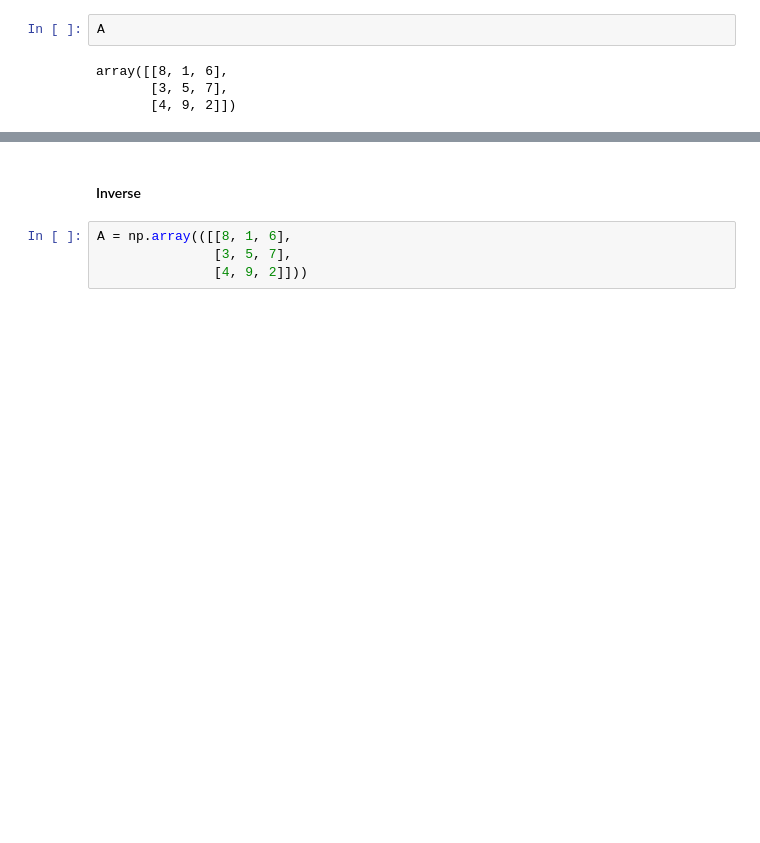
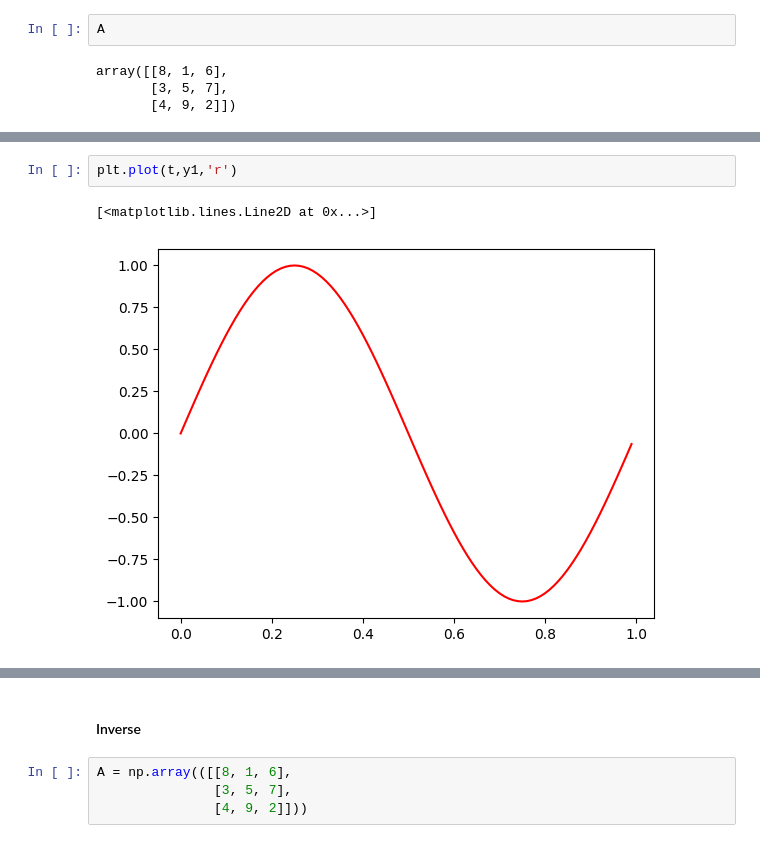
Before and after one commit to naeimrezaeian/ML_2024, a Jupyter notebook: Seminars/Python_for_ML_2024.ipynb, the cells around one changed output, grey strips where cells are left out. Drawn from its saved outputs; the diff is of its cells as text; blank space fills up the shorter version.

```diff
--- a/Seminars/Python_for_ML_2024.ipynb
+++ b/Seminars/Python_for_ML_2024.ipynb
@@ -491,0 +1054,5 @@ array([[8, 1, 6],
+# %%
+plt.plot(t,y1,'r')
+# %% [output]
+[<matplotlib.lines.Line2D at 0x...>]
+[figure, added]
```
Also changed, not shown: parts of 165 cells of this notebook, 11 other files.
